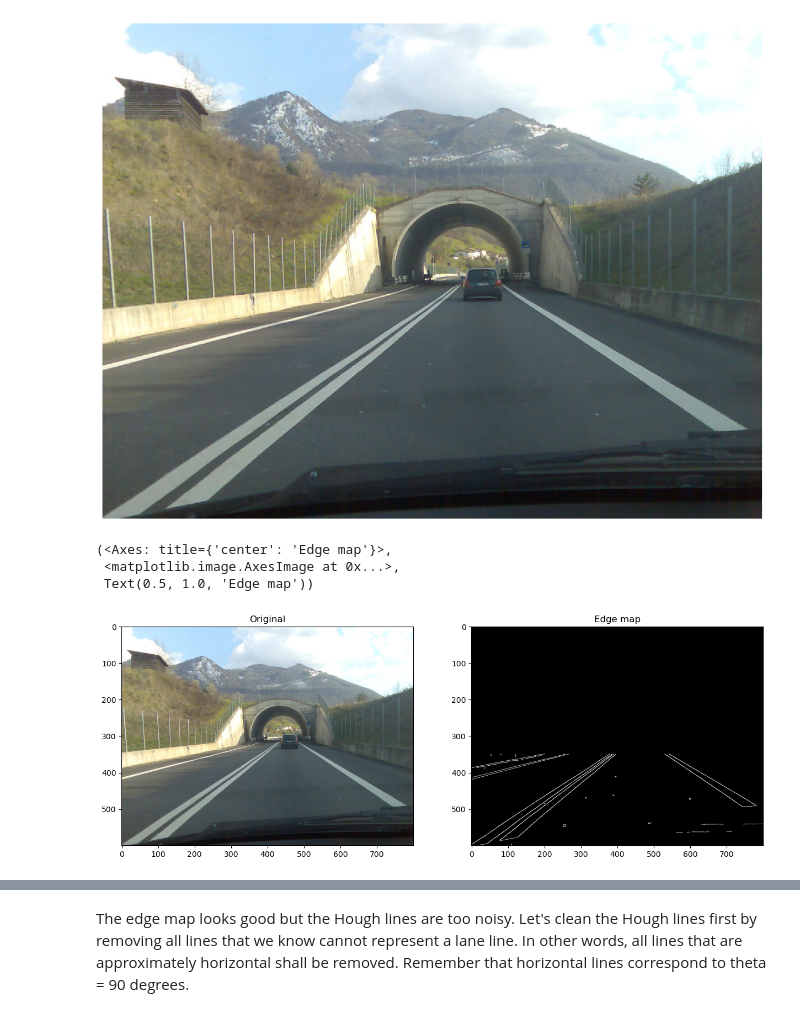
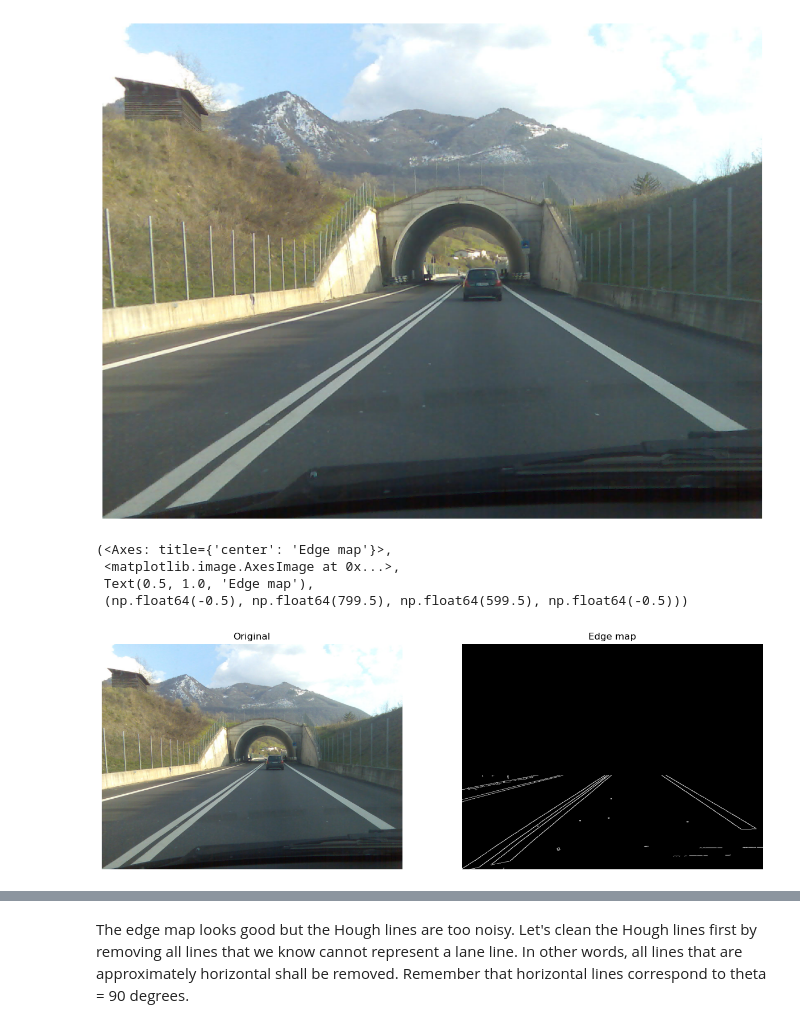
Before and after one commit to nastyabekesheva/ComputerVision, a Jupyter notebook: lab4/homework.ipynb, the cells around one changed output, grey strips where cells are left out. Saved outputs shown, nothing was run; the diff lists cells and outputs as text; code cells hidden in the pictures.

```diff
--- a/lab4/homework.ipynb
+++ b/lab4/homework.ipynb
@@ -36,13 +36,14 @@ edges = cv2.Canny(gray, th_low, th_high)
 edges[0:350] = 0
 # %%
 # Let's plot the images
-plt.subplot(121), plt.imshow(img), plt.title('Original')
-plt.subplot(122), plt.imshow(edges, cmap='gray'), plt.title('Edge map')
+plt.subplot(121), plt.imshow(img), plt.title('Original'), plt.axis('off')
+plt.subplot(122), plt.imshow(edges, cmap='gray'), plt.title('Edge map'), plt.axis('off')
 # %% [output]
 (<Axes: title={'center': 'Edge map'}>,
  <matplotlib.image.AxesImage at 0x...>,
- Text(0.5, 1.0, 'Edge map'))
+ Text(0.5, 1.0, 'Edge map'),
+ (np.float64(-0.5), np.float64(799.5), np.float64(599.5), np.float64(-0.5)))
-[figure, old version]
+[figure, new version]
 # %%
 # Apply Hough transform to parametrize the lines
 # Hint 1: Offset resolution of 2 pixels and slope resolution of 2 degrees work well in this case
```
Also changed, not shown: parts of 3 cells of this notebook.
